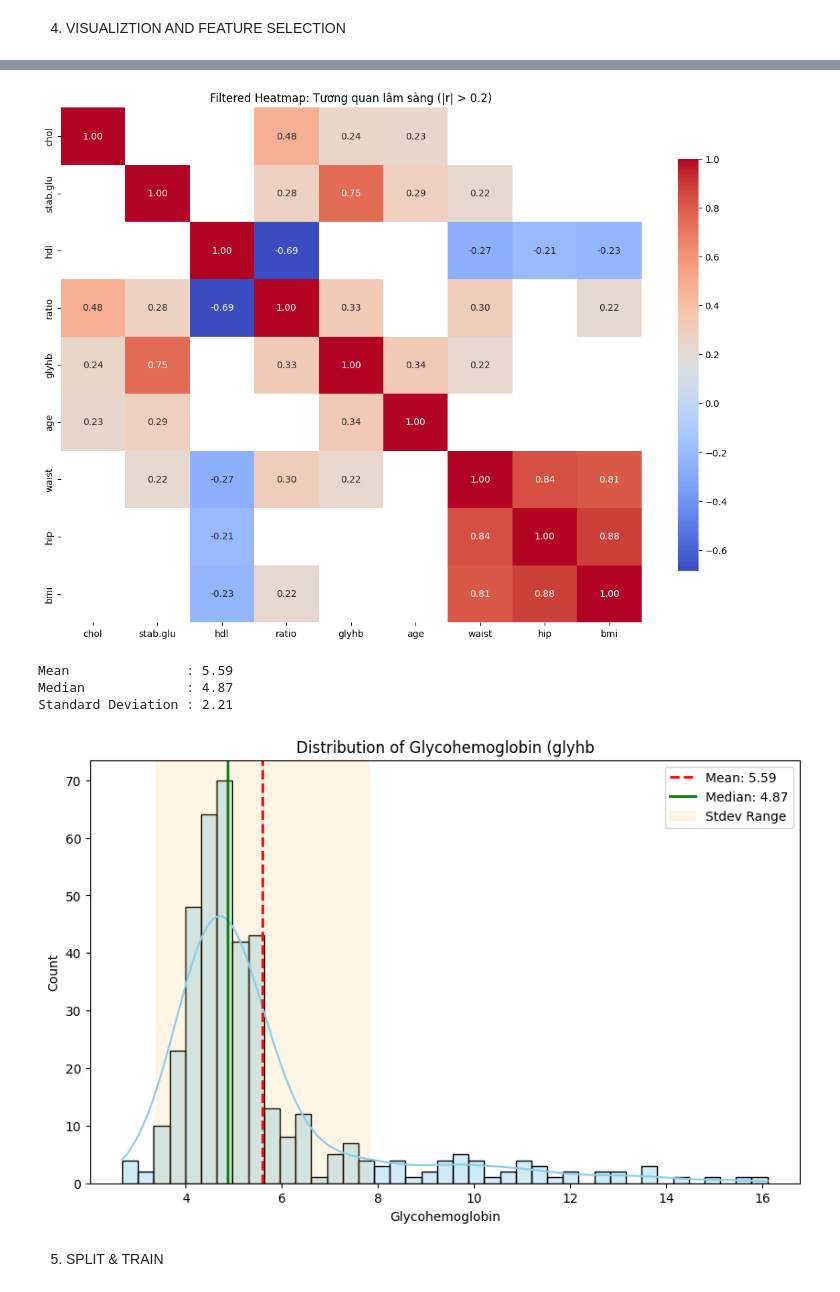
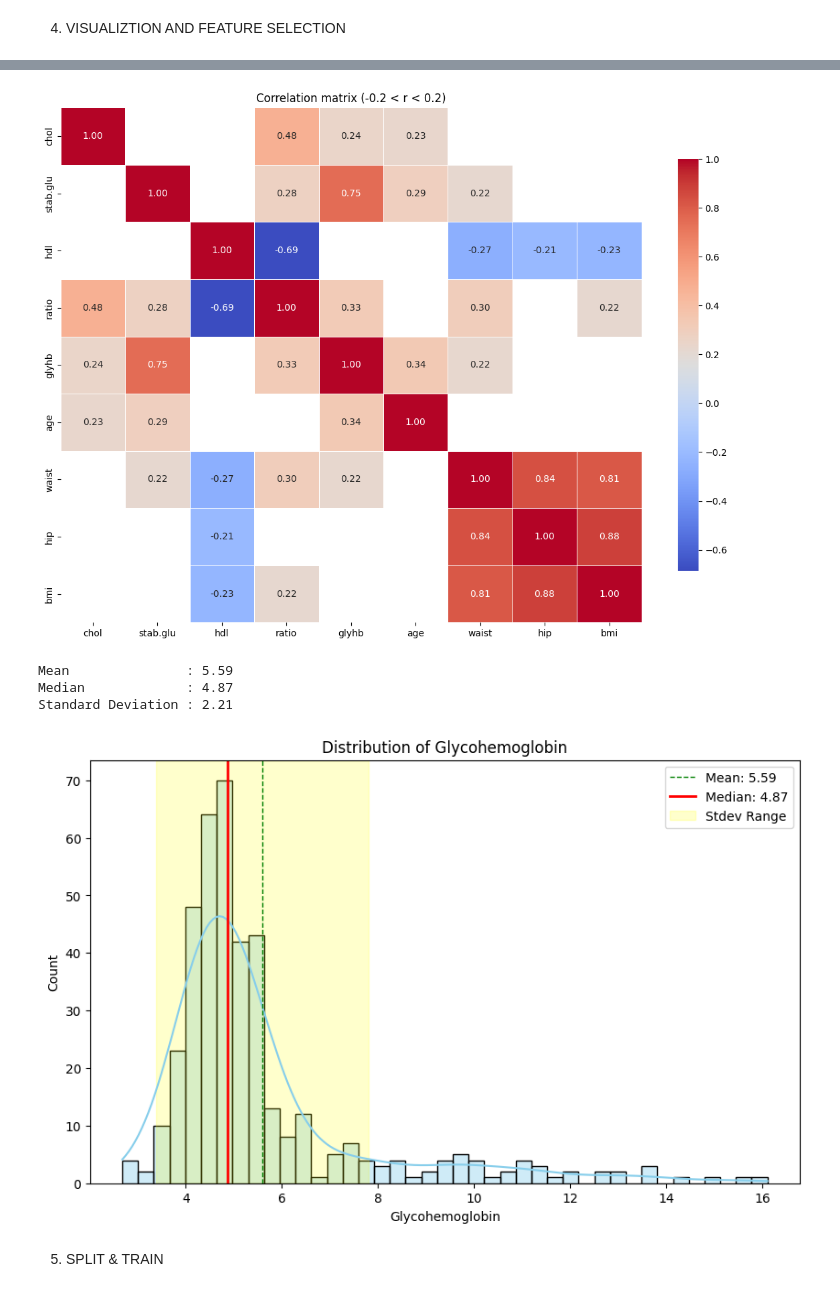
Before and after one commit to Lukevu-hub/diabetes-prediction, a Jupyter notebook: notebook.ipynb, the cells around one changed output, grey strips where cells are left out. Saved outputs shown, nothing was run; the diff lists cells and outputs as text; code cells hidden in the pictures.

```diff
--- a/notebook.ipynb
+++ b/notebook.ipynb
@@ -133,60 +132,61 @@ Kết luận: Chỉ số đường huyết không bị ảnh hưởng nhiều b
 # %%
-df_eda['weight'] = round(df_eda['weight'] /2.205,2)# pounds to kg
+df_eda['weight'] = round(df_eda['weight'] /2.205,2)  # pounds to kg
 df_eda['height'] = round(df_eda['height'] * 2.54,2)  # inches to cm
+df_eda['waist'] = round( df_eda['waist'] * 2.54,2)   # inches to cm
+df_eda['hip'] = round( df_eda['hip'] * 2.54,2)       # inches to cm
 df_eda['bmi'] = round(df_eda['weight'] / ((df_eda['height']/100) ** 2),2)
-df_eda= df_eda.drop(['id', 'location','height','weight','bp.1s','bp.1d','bp.2s','bp.2d','time.ppn','gender','frame'], axis=1)
+df_eda= df_eda.drop(['id', 'location','height','weight','bp.1s','bp.1d','bp.2s','bp.2d','time.ppn','gender','frame'], axis=1) # Drop unneeded columns
 # %%
-# 1. Tính ma trận tương quan của các cột quan trọng
+# 1. Correlation Matrix
 corr = df_eda.corr(numeric_only=True)
 
-# 2. Tạo Mask: Ẩn những giá trị nằm trong khoảng [-0.2, 0.2]
-# Mask sẽ là True cho những ô mà bạn muốn GIẤU đi
+# 2. Mask Creation to filter correlations between -0.2 and 0.2
 mask = (corr > -0.2) & (corr < 0.2)
 
-# 3. Vẽ Heatmap với tham số mask
+# 3. Heat Map Visualization
 plt.figure(figsize=(14, 10))
 
 sns.heatmap(corr,
-            mask=mask,          # Áp dụng mặt nạ lọc dữ liệu
-            annot=True,         # Hiện con số
-            fmt=".2f",          # Làm tròn 2 chữ số
-            cmap='coolwarm',    # Màu xanh (âm) - Trắng (0) - Đỏ (dương)
-            cbar_kws={"shrink": .8}) # Thu nhỏ thanh thước đo màu
-
-plt.title("Filtered Heatmap: Tương quan lâm sàng (|r| > 0.2)")
+            mask=mask,                  # Applied filter
+            annot=True,                 # Data labels
+            fmt=".2f",                  # Rounded to 2 decimal places
+            linewidths=0.5,             # Lines between cells
+            cmap='coolwarm',            # Color map
+            cbar_kws={"shrink": .8})    # Color bar size
+plt.title("Correlation matrix (-0.2 < r < 0.2)")
 plt.show()
 # %% [output]
-[figure, old version]
+[figure, new version]
 # %%
 # 1. Calculate statistics
 mean_val = df_eda['glyhb'].mean()
 median_val = df_eda['glyhb'].median()
 std_val = df_eda['glyhb'].std()
 print(f'Mean               : {mean_val:.2f}')
 print(f'Median             : {median_val:.2f}')
 print(f'Standard Deviation : {std_val:.2f}')
 # 2. Create the histogram
 plt.figure(figsize=(10, 6))
 sns.histplot(df_eda['glyhb'], kde=True, color='skyblue', alpha=0.4)
 
 # 3. Add vertical lines for Mean and Median
-plt.axvline(mean_val, color='red', linestyle='--', linewidth=2, label=f'Mean: {mean_val:.2f}')
-plt.axvline(median_val, color='green', linestyle='-', linewidth=2, label=f'Median: {median_val:.2f}')
+plt.axvline(mean_val, color='green', linestyle='--', linewidth=1, label=f'Mean: {mean_val:.2f}')
+plt.axvline(median_val, color='red', linestyle='-', linewidth=2, label=f'Median: {median_val:.2f}')
 
 # 4. Add Standard Deviation
-plt.axvspan(mean_val - std_val, mean_val + std_val, color='orange', alpha=0.1, label='Stdev Range')
+plt.axvspan(mean_val - std_val, mean_val + std_val, color='yellow', alpha=0.2, label='Stdev Range')
 
 # 5. Formatting
-plt.title('Distribution of Glycohemoglobin (glyhb')
+plt.title('Distribution of Glycohemoglobin')
 plt.xlabel('Glycohemoglobin')
 plt.ylabel('Count')
 plt.legend()
 plt.show()
 # %% [output]
 Mean               : 5.59
 Median             : 4.87
 Standard Deviation : 2.21
-[figure, old version]
+[figure, new version]
 # %% [markdown]
 5. SPLIT & TRAIN
 # %%
```
Also changed, not shown: parts of 9 cells of this notebook.
